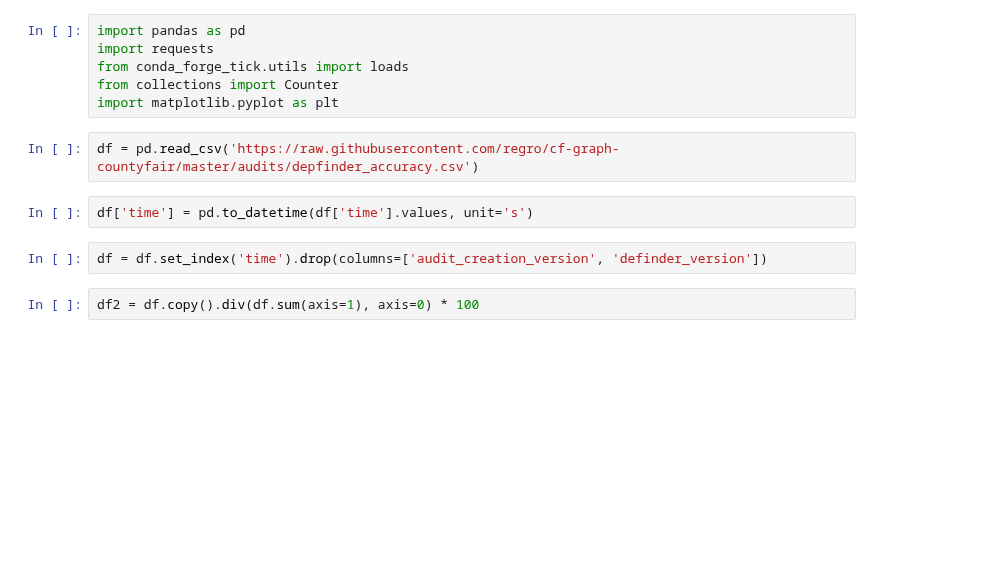
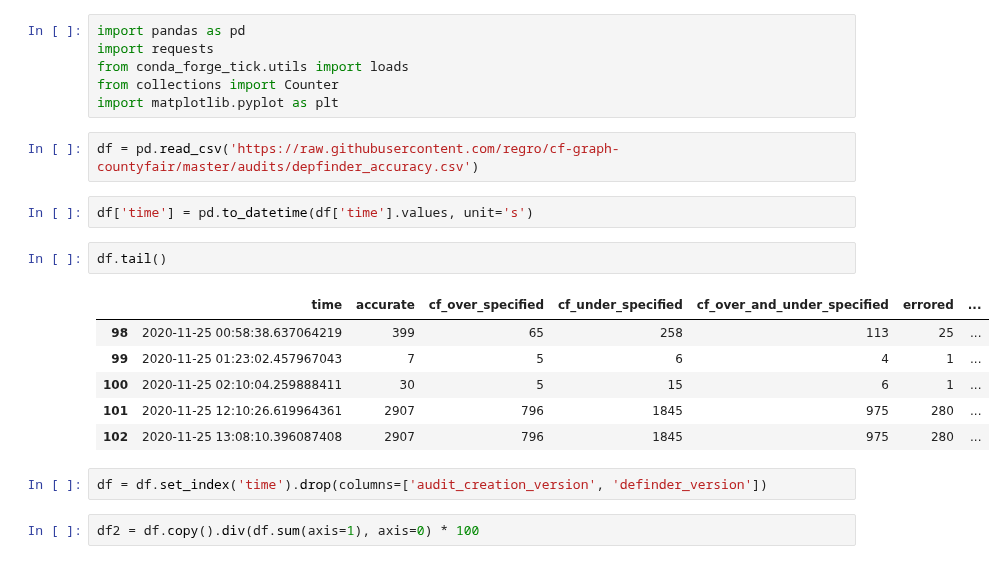
Before and after one commit to conda-forge/by-the-numbers, a Jupyter notebook: audit_accuracy.ipynb, the cells around one changed output. Drawn from its saved outputs; the diff is of its cells as text; blank space fills up the shorter version.

```diff
--- a/audit_accuracy.ipynb
+++ b/audit_accuracy.ipynb
@@ -8,6 +8,15 @@ import matplotlib.pyplot as plt
 df = pd.read_csv('https://raw.githubusercontent.com/regro/cf-graph-countyfair/master/audits/depfinder_accuracy.csv')
 # %%
 df['time'] = pd.to_datetime(df['time'].values, unit='s')
+# %%
+df.tail()
+# %% [output]
+|  | time | accurate | cf_over_specified | cf_under_specified | cf_over_and_under_specified | errored | ... |
+| 98 | 2020-11-25 00:58:38.637064219 | 399 | 65 | 258 | 113 | 25 | ... |
+| 99 | 2020-11-25 01:23:02.457967043 | 7 | 5 | 6 | 4 | 1 | ... |
+| 100 | 2020-11-25 02:10:04.259888411 | 30 | 5 | 15 | 6 | 1 | ... |
+| 101 | 2020-11-25 12:10:26.619964361 | 2907 | 796 | 1845 | 975 | 280 | ... |
+| 102 | 2020-11-25 13:08:10.396087408 | 2907 | 796 | 1845 | 975 | 280 | ... |
 # %%
 df = df.set_index('time').drop(columns=['audit_creation_version', 'definder_version'])
 # %%
```
Also changed, not shown: parts of 16 cells of this notebook.
